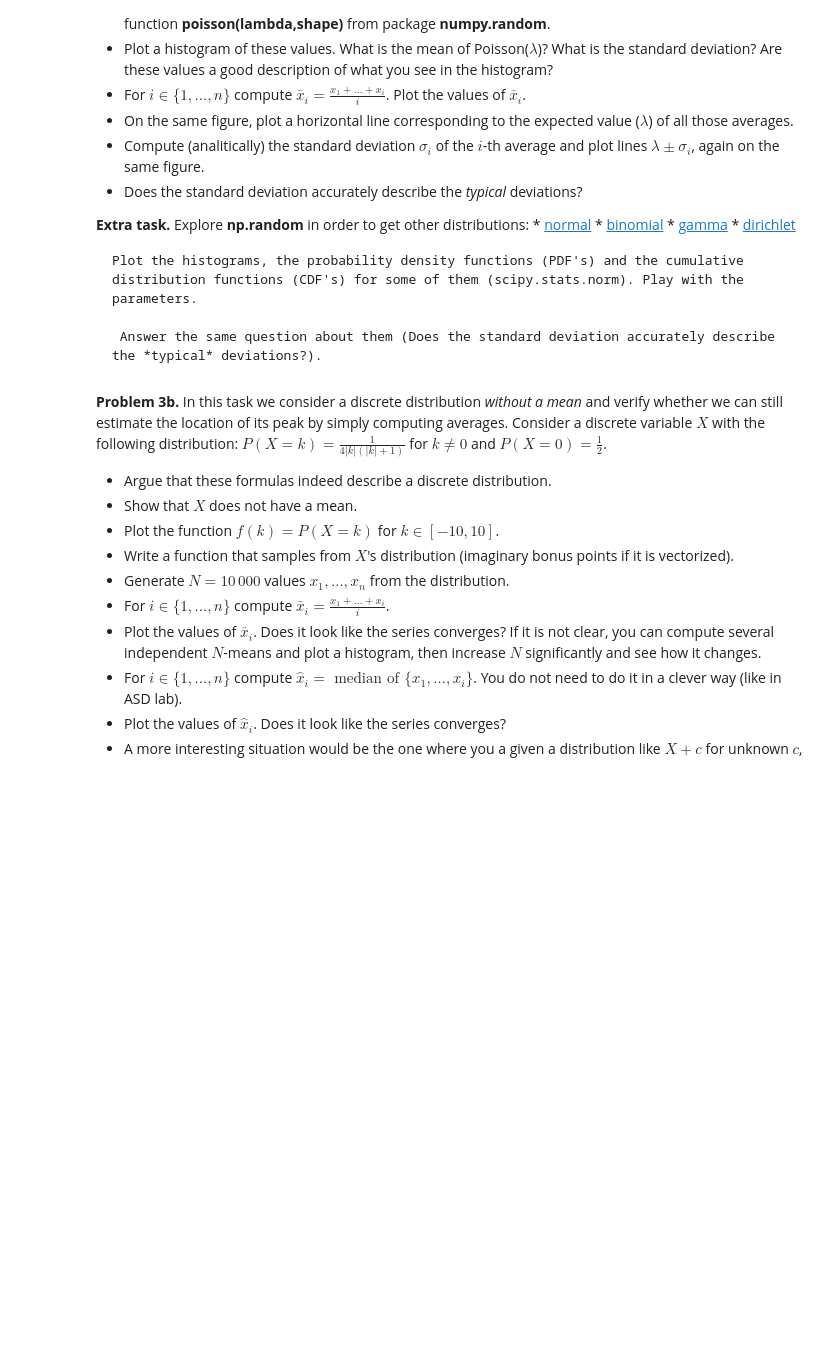
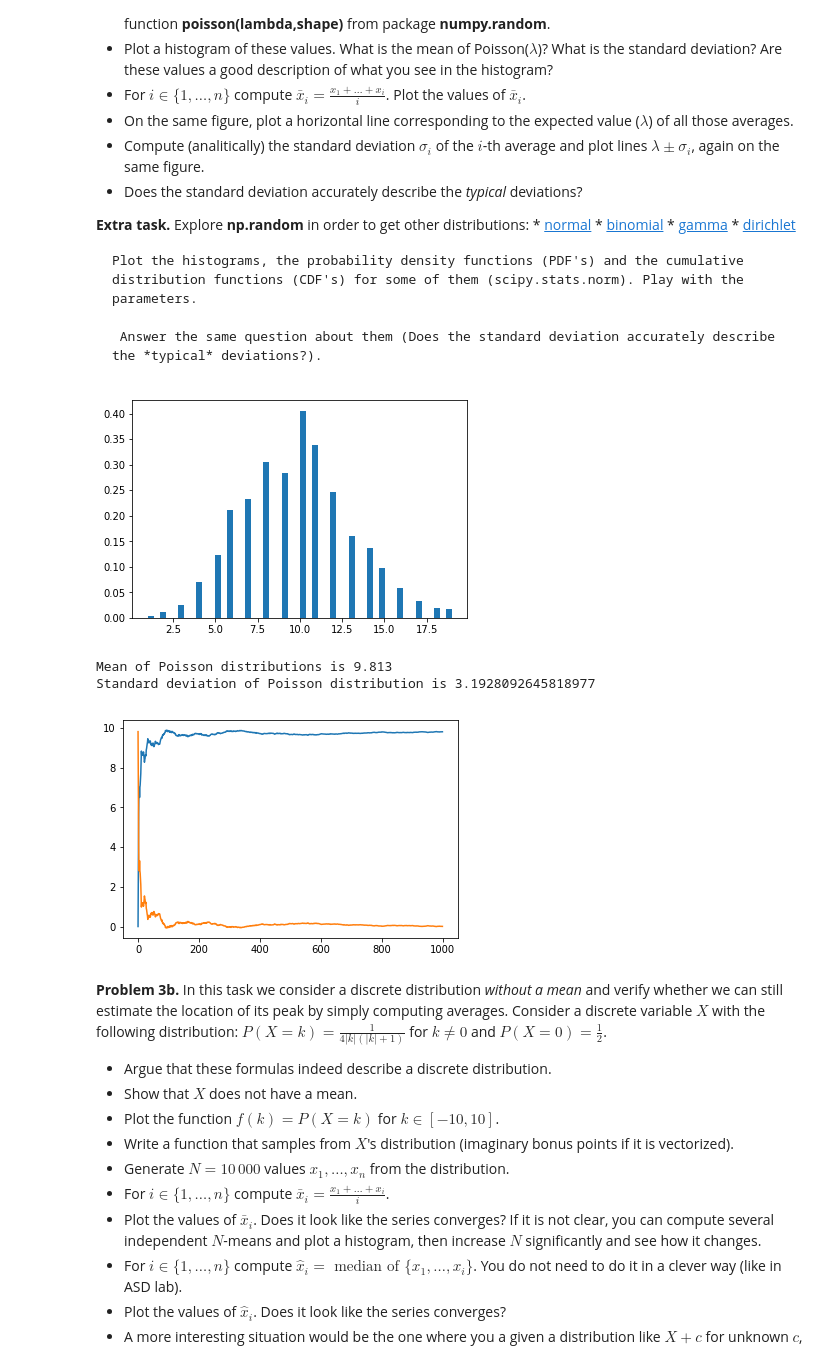
Before and after one commit to igasupinska/rpis, a Jupyter notebook: lab3/Lab03.ipynb, the cells around one changed output. Saved outputs shown, nothing was run; the diff lists cells and outputs as text; code cells hidden in the pictures; blank space fills up the shorter version.

```diff
--- a/lab3/Lab03.ipynb
+++ b/lab3/Lab03.ipynb
@@ -18,6 +18,31 @@
     Plot the histograms, the probability density functions (PDF's) and the cumulative distribution functions (CDF's) for some of them (scipy.stats.norm). Play with the parameters.
 
      Answer the same question about them (Does the standard deviation accurately describe the *typical* deviations?).
+# %%
+import numpy as np
+import matplotlib.pyplot as plt
+
+def poissonDistribution(l, n):
+    randoms = np.random.poisson(l, n)
+    plt.hist(randoms, 50, density=True)
+    plt.show()
+    print('Mean of Poisson distributions is', sum(randoms)/len(randoms))
+    print('Standard deviation of Poisson distribution is', np.std(randoms))
+
+    averages = [sum(randoms[0:i])/(i+1) for i in range(n)]
+    lambdaLine = np.array([sum(randoms)/len(randoms) for i in range(n)])
+    stdDev = np.subtract(lambdaLine, averages)
+    plt.plot(averages)
+    plt.plot(stdDev)
+    plt.show()
+
+poissonDistribution(10, 1000)
+#TO DO extra task
+# %% [output]
+[figure, added]
+Mean of Poisson distributions is 9.813
+Standard deviation of Poisson distribution is 3.1928092645818977
+[figure, added]
 # %% [markdown]
 **Problem 3b.** In this task we consider a discrete distribution *without a mean* and verify whether we can still estimate the location of its peak by simply computing averages. Consider a discrete variable $X$ with the following distribution: $P(X=k) = \frac{1}{4|k|(|k|+1)}$ for $k \neq 0$ and $P(X=0) = \frac{1}{2}$.
  * Argue that these formulas indeed describe a discrete distribution.
```
Also changed, not shown: parts of 1 cell of this notebook.
